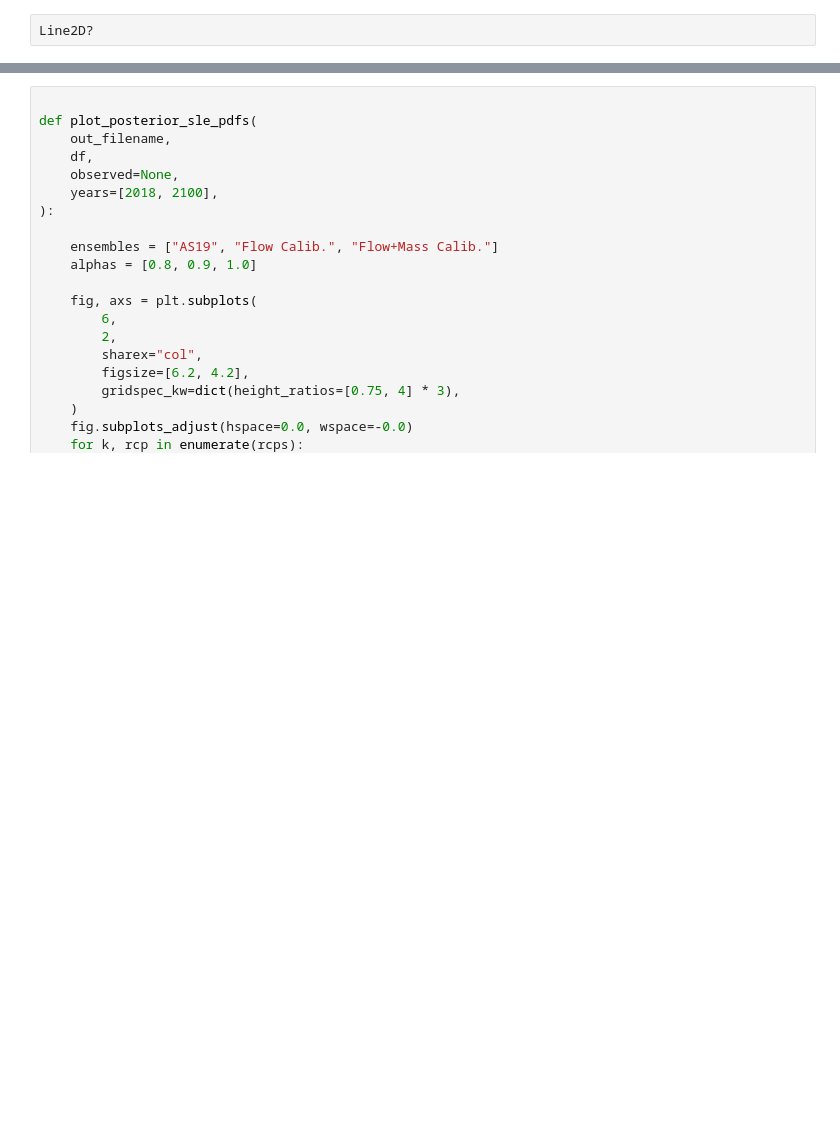
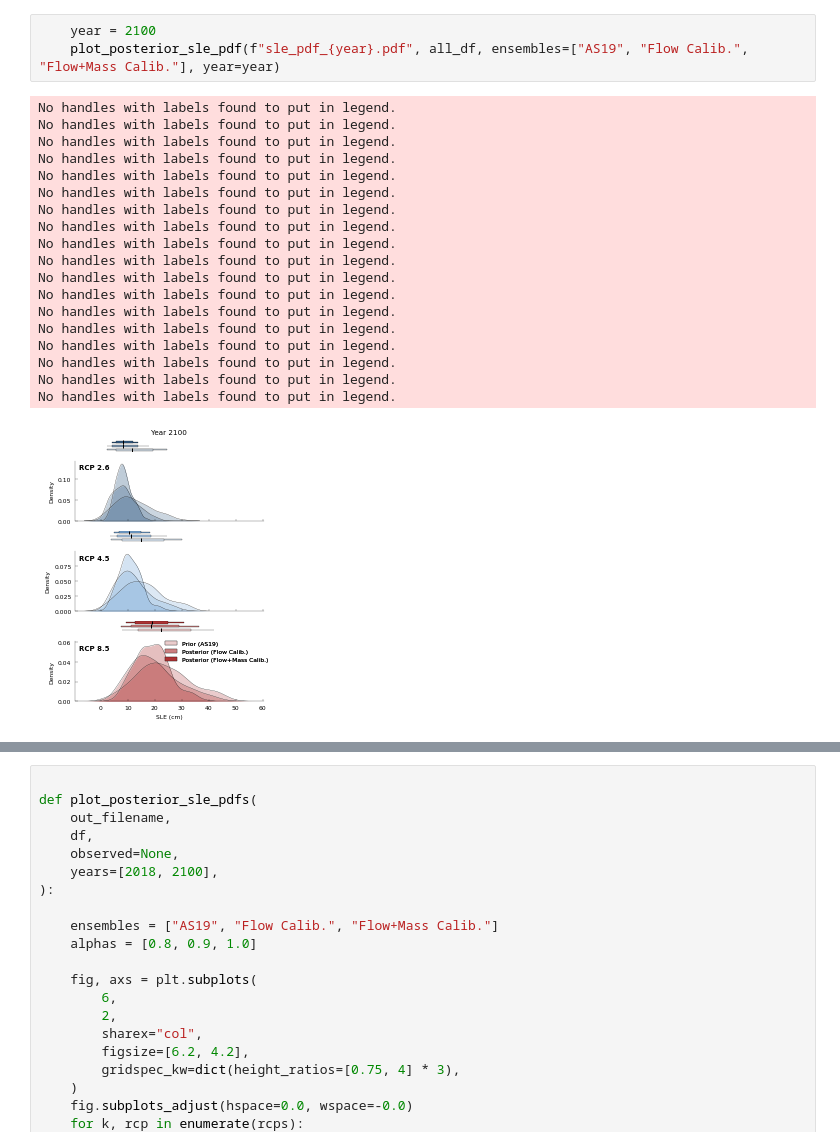
Before and after one commit to pism/pism-emulator, a Jupyter notebook: calibration/calibrate.ipynb, the cells around one changed output, grey strips where cells are left out. Saved outputs shown, nothing was run; the diff lists cells and outputs as text; blank space fills up the shorter version.

Commit message:
work on plots

```diff
--- a/calibration/calibrate.ipynb
+++ b/calibration/calibrate.ipynb
@@ -48,3 +221,24 @@ No handles with labels found to put in legend.
 # %%
-Line2D?
+    year = 2100
+    plot_posterior_sle_pdf(f"sle_pdf_{year}.pdf", all_df, ensembles=["AS19", "Flow Calib.", "Flow+Mass Calib."], year=year)
+# %% [output]
+No handles with labels found to put in legend.
+No handles with labels found to put in legend.
+No handles with labels found to put in legend.
+No handles with labels found to put in legend.
+No handles with labels found to put in legend.
+No handles with labels found to put in legend.
+No handles with labels found to put in legend.
+No handles with labels found to put in legend.
+No handles with labels found to put in legend.
+No handles with labels found to put in legend.
+No handles with labels found to put in legend.
+No handles with labels found to put in legend.
+No handles with labels found to put in legend.
+No handles with labels found to put in legend.
+No handles with labels found to put in legend.
+No handles with labels found to put in legend.
+No handles with labels found to put in legend.
+No handles with labels found to put in legend.
+[figure, added]
 # %%
```
Also changed, not shown: parts of 7 cells of this notebook, 2 other files.
